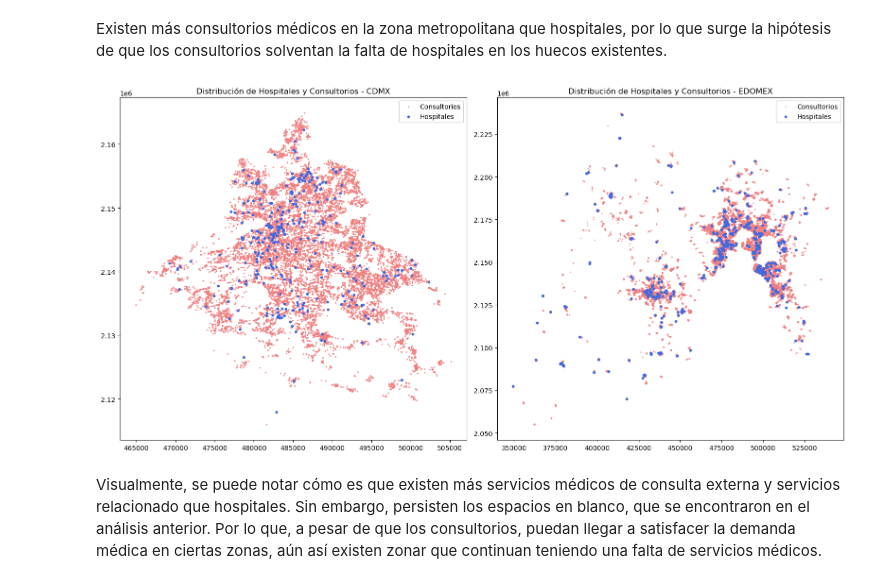
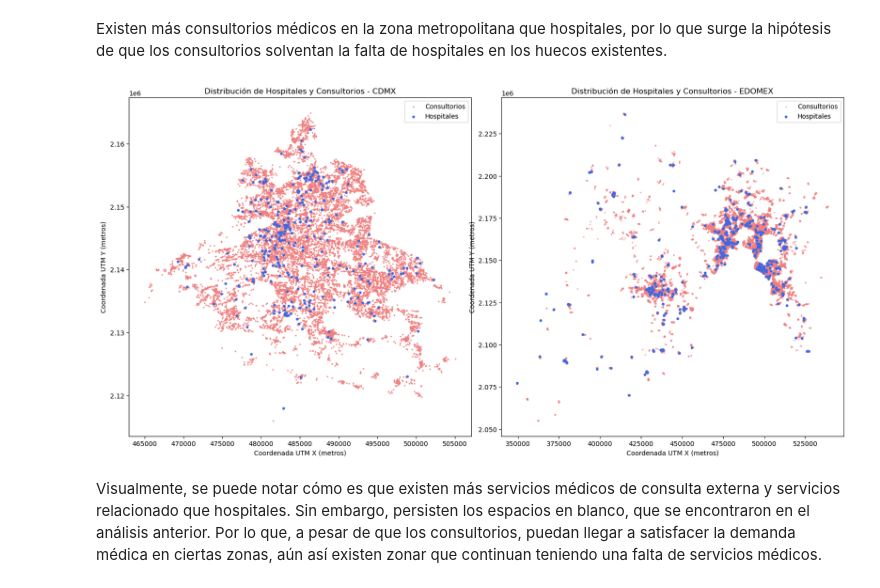
Before and after one commit to A01659576/An-lisis-de-Datos-econ-micos-Geolocalizados-utilizando-Persistencia-Homol-gica, a Jupyter notebook: RetoTopologia62.ipynb, the cells around one changed output. Cells and saved outputs as stored; diff of their text form; code cells hidden in the pictures.

```diff
--- a/RetoTopologia62.ipynb
+++ b/RetoTopologia62.ipynb
@@ -790,28 +799,32 @@ Existen más consultorios médicos en la zona metropolitana que hospitales, por
 # %%
 # Convertir a UTM
 points_hosp_cdmx = convertir_a_utm(hosp_cdmx)
 points_hosp_edomex = convertir_a_utm(hosp_edomex)
 
 points_cons_cdmx = convertir_a_utm(cons_cdmx)
 points_cons_edomex = convertir_a_utm(cons_edomex)
 
 # Visualizar
 fig, axes = plt.subplots(1, 2, figsize=(16, 8))
 
 axes[0].scatter(points_cons_cdmx[:,0], points_cons_cdmx[:,1], s=2, c='lightcoral', label='Consultorios', alpha=0.8)
 axes[0].scatter(points_hosp_cdmx[:,0], points_hosp_cdmx[:,1], s=10, c='royalblue', label='Hospitales')
 axes[0].set_title("Distribución de Hospitales y Consultorios - CDMX")
 axes[0].legend()
 
 axes[1].scatter(points_cons_edomex[:,0], points_cons_edomex[:,1], s=2, c='lightcoral', label='Consultorios', alpha=0.5)
 axes[1].scatter(points_hosp_edomex[:,0], points_hosp_edomex[:,1], s=10, c='royalblue', label='Hospitales')
 axes[1].set_title("Distribución de Hospitales y Consultorios - EDOMEX")
 axes[1].legend()
 
 plt.tight_layout()
+# x and y labels
+for ax in axes:
+    ax.set_xlabel("Coordenada UTM X (metros)")
+    ax.set_ylabel("Coordenada UTM Y (metros)")
 plt.show()
 # %% [output]
-[figure, old version]
+[figure, new version]
 # %% [markdown]
 Visualmente, se puede notar cómo es que existen más servicios médicos de consulta externa y servicios relacionado que hospitales. Sin embargo, persisten los espacios en blanco, que se encontraron en el análisis anterior. Por lo que, a pesar de que los consultorios, puedan llegar a satisfacer la demanda médica en ciertas zonas, aún así existen zonar que continuan teniendo una falta de servicios médicos.
 # %%
```
Also changed, not shown: parts of 23 cells of this notebook.
